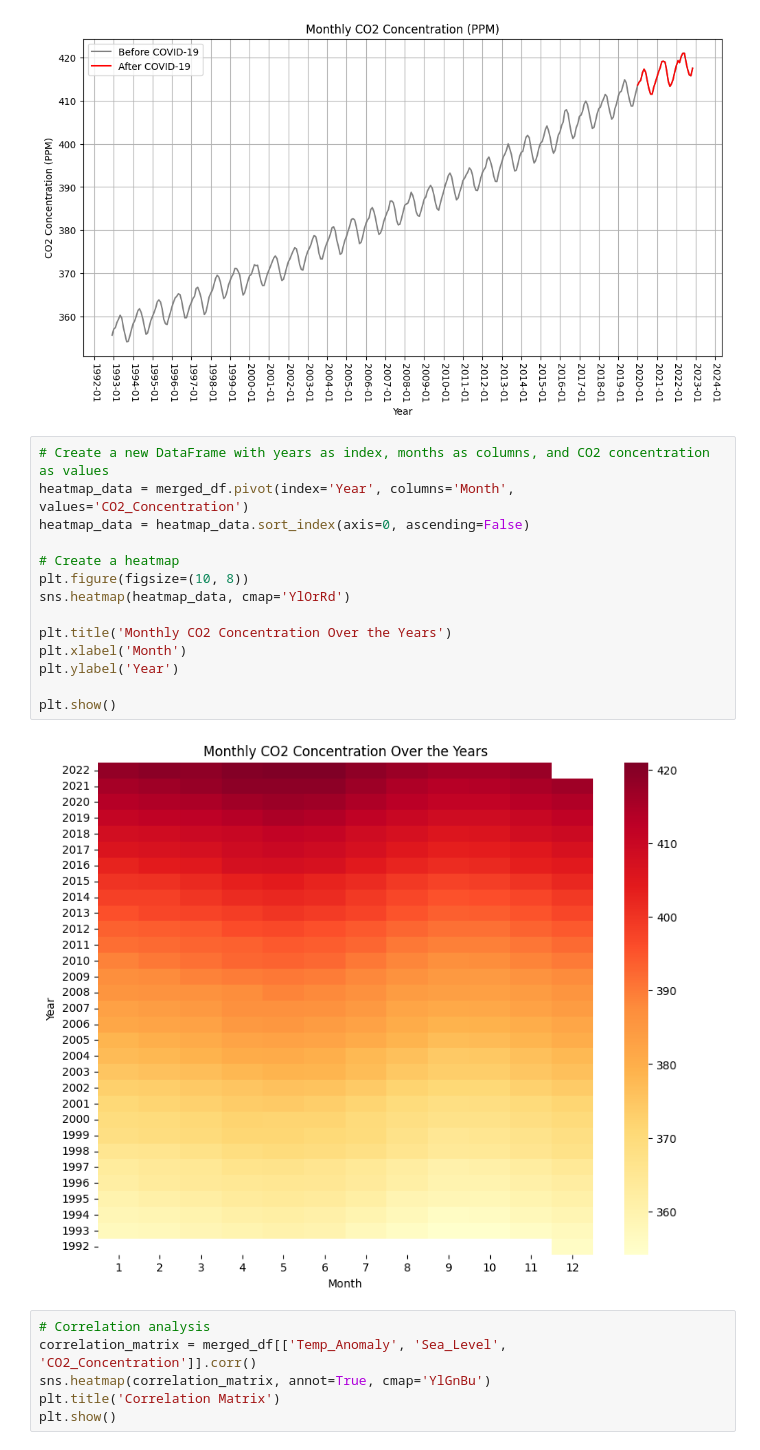
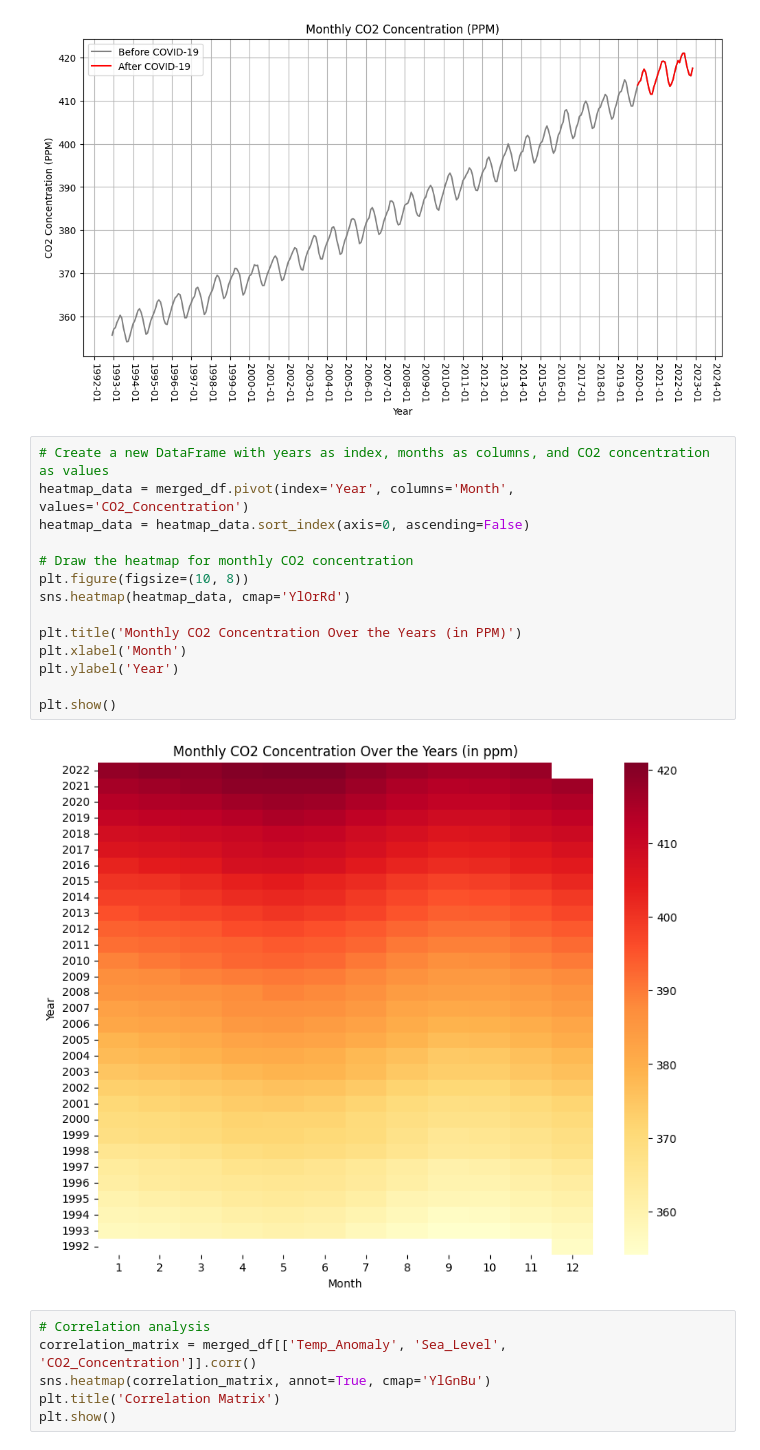
Before and after one commit to daphneyyy/COGS108_FinalProject, a Jupyter notebook: EDACheckpointGroup_Sp23_Project_Group_12.ipynb, the cells around one changed output. Saved outputs shown, nothing was run; the diff lists cells and outputs as text.

```diff
--- a/EDACheckpointGroup_Sp23_Project_Group_12.ipynb
+++ b/EDACheckpointGroup_Sp23_Project_Group_12.ipynb
@@ -250,19 +250,19 @@ plt.show()
 # %%
 # Create a new DataFrame with years as index, months as columns, and CO2 concentration as values
 heatmap_data = merged_df.pivot(index='Year', columns='Month', values='CO2_Concentration')
 heatmap_data = heatmap_data.sort_index(axis=0, ascending=False)
 
-# Create a heatmap
+# Draw the heatmap for monthly CO2 concentration
 plt.figure(figsize=(10, 8))
 sns.heatmap(heatmap_data, cmap='YlOrRd')
 
-plt.title('Monthly CO2 Concentration Over the Years')
+plt.title('Monthly CO2 Concentration Over the Years (in PPM)')
 plt.xlabel('Month')
 plt.ylabel('Year')
 
 plt.show()
 # %% [output]
-[figure, old version]
+[figure, new version]
 # %%
 # Correlation analysis
 correlation_matrix = merged_df[['Temp_Anomaly', 'Sea_Level', 'CO2_Concentration']].corr()
```
